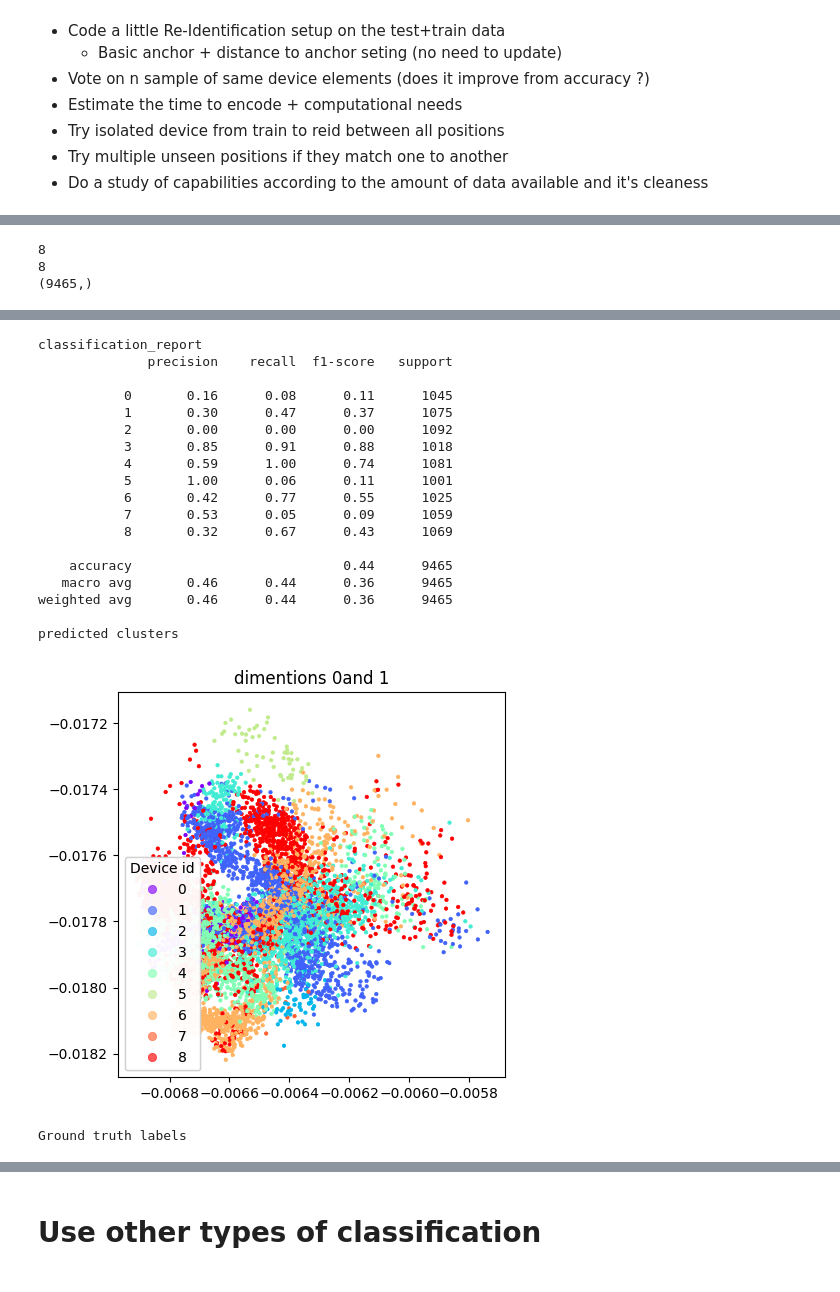
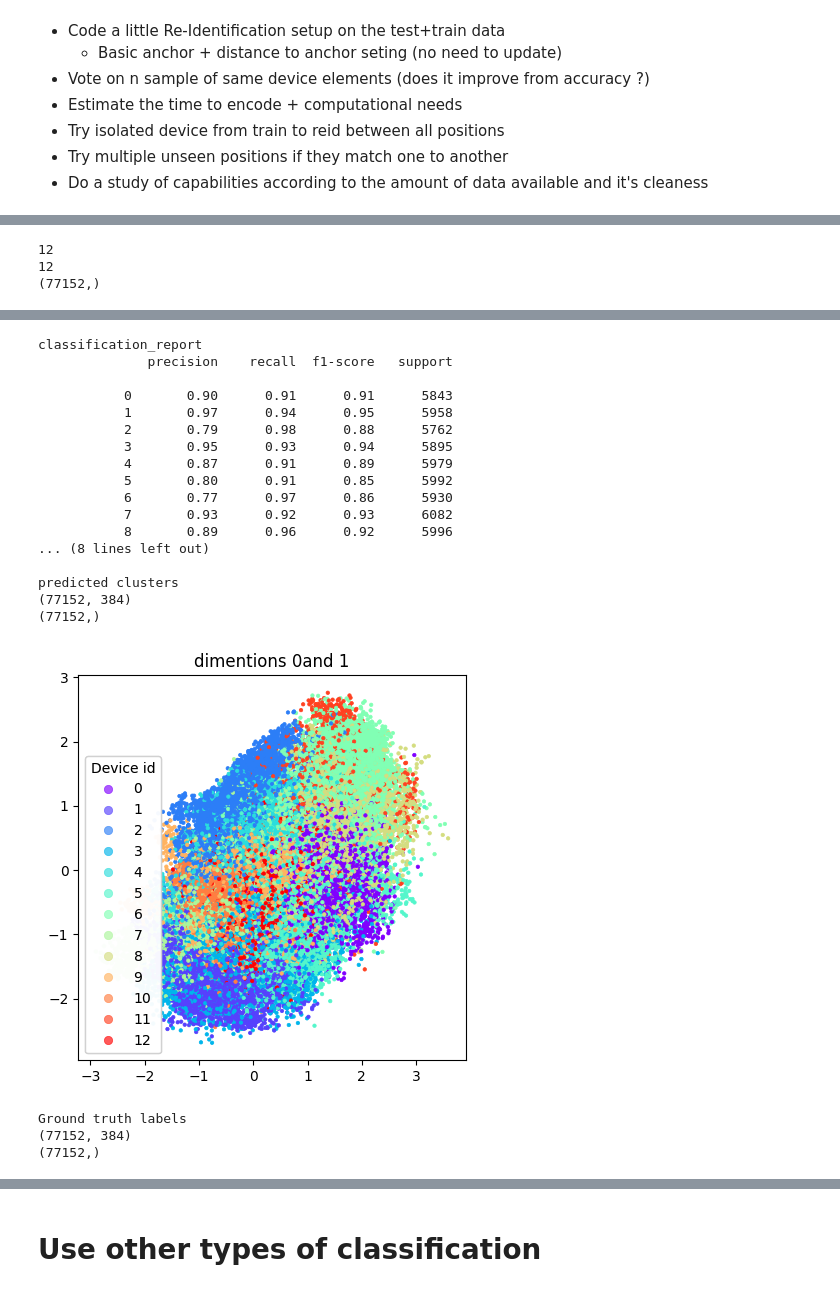
Before and after one commit to Thibaud-Ardoin/UWB-fingerprint, a Jupyter notebook: src/model_explorer.ipynb, the cells around one changed output, grey strips where cells are left out. Cells and saved outputs as stored; diff of their text form; code cells hidden in the pictures.

```diff
--- a/src/model_explorer.ipynb
+++ b/src/model_explorer.ipynb
@@ -66,14 +149,17 @@ encoded_test, labels_test = encode_data(model, valDataloader)
 # Plotting
 def scatter_plot(X, Y):
         dimentions = [[2*i, i*2+1] for i in range(1)]
-        colors_base = cm.rainbow(np.linspace(0, 1, num_classes+1))
+        colors_base = cm.rainbow(np.linspace(0, 1, num_classes))
         plt.rcParams["figure.figsize"] = (5,5)
-        cmap, norm = matplotlib.colors.from_levels_and_colors(np.arange(0, num_classes+2)- 0.5, colors_base)
+        cmap, norm = matplotlib.colors.from_levels_and_colors(np.arange(0, num_classes+1)- 0.5, colors_base)
+
+        print(X.shape)
+        print(Y.shape)
 
         for i in range(len(dimentions)):
                 fig, ax = plt.subplots()
                 scatter = ax.scatter(X[:, dimentions[i][0]], X[:, dimentions[i][1]], c=Y, norm=norm, cmap=cmap, marker=".", linewidths=0.5, s=25)
-                handles, lab = scatter.legend_elements(prop="colors", num=num_classes+1, alpha=0.6)
+                handles, lab = scatter.legend_elements(prop="colors", num=num_classes, alpha=0.6)
                 legend1 = ax.legend(handles, lab,
                         loc="lower left", title="Device id")
                 ax.add_artist(legend1)
@@ -97,0 +284,14 @@ plt.show()
+# %%
+validation_dev = list(range(11))
+validation_pos = [5]
+
+training_dev = list(range(11))
+training_pos = [i for i in range(46) if not i in validation_pos]
+
+test_dev = list(range(13)) #[11, 12]
+test_pos = [46, 47]
+
+print(training_pos)
+
+dev_ids = [np.where(encoded_labels[:,0] == i) for i in range(14)]
+pos_ids = [np.where(encoded_labels[:,1] == i) for i in range(50)]
@@ -99,9 +515,9 @@ plt.show()
 # For each class, gather the centroid from train data as an anchor
 centroids = []
 
-for dev in range(num_classes+1):
-    ids_dev = np.where(np.array(labels_train) == dev)
-    class_encoded = np.array(encoded_train)[ids_dev]
+for dev in range(num_classes):
+    ids_dev = np.where(np.array(encoded_labels) == dev)[0]
+    class_encoded = np.array(encoded_data)[ids_dev]
     centroids.append(class_encoded.mean(axis=0))
 
 centroids = np.array(centroids)
@@ -111,5 +527,6 @@ print(centroids.shape)
 # %%
-distances_centers = distance_matrix(encoded_test, centroids)
+print(encoded_data.shape)
+distances_centers = distance_matrix(encoded_data, centroids)
 print(distances_centers.shape)
 avg_ditance2center = np.mean(distances_centers, axis=0)
 print(avg_ditance2center)
@@ -123,34 +542,34 @@ plt.show()
 # %%
 predicted_class = np.argmin(distances_centers, axis=1)
 print(max(predicted_class))
-print(max(labels_test))
+print(max(encoded_labels[:, 0]))
 print(predicted_class.shape)
 # %% [output]
-8
-8
-(9465,)
+12
+12
+(77152,)
 # %%
 print('confusion matrix')
-conf_mx =confusion_matrix(labels_test, predicted_class)
+conf_mx =confusion_matrix(encoded_labels[:, 0], predicted_class)
 print(conf_mx)
 
 # Confusion Matrix Display
 disp = ConfusionMatrixDisplay(confusion_matrix=conf_mx,
-                              display_labels=range(num_classes+1))
+                              display_labels=range(num_classes))
 disp.plot()
 plt.show()
 
 
 print('classification_report')
-print(classification_report(labels_test, predicted_class))
+print(classification_report(encoded_labels[:, 0], predicted_class))
 
 
 print("predicted clusters")
-scatter_plot(np.array(encoded_test), np.array(predicted_class))
+scatter_plot(np.array(encoded_data), np.array(predicted_class))
 plt.show()
 
 print("Ground truth labels")
-scatter_plot(np.array(encoded_test), np.array(labels_test))
+scatter_plot(np.array(encoded_data), np.array(encoded_labels[:, 0]))
 plt.show()
 # %% [output]
 confusion matrix
@@ -167,20 +590,21 @@ confusion matrix
 classification_report
               precision    recall  f1-score   support
 
-           0       0.16      0.08      0.11      1045
-           1       0.30      0.47      0.37      1075
-           2       0.00      0.00      0.00      1092
-           3       0.85      0.91      0.88      1018
-           4       0.59      1.00      0.74      1081
-           5       1.00      0.06      0.11      1001
-           6       0.42      0.77      0.55      1025
-           7       0.53      0.05      0.09      1059
-           8       0.32      0.67      0.43      1069
-
-    accuracy                           0.44      9465
-   macro avg       0.46      0.44      0.36      9465
-weighted avg       0.46      0.44      0.36      9465
+           0       0.90      0.91      0.91      5843
+           1       0.97      0.94      0.95      5958
+           2       0.79      0.98      0.88      5762
+           3       0.95      0.93      0.94      5895
+           4       0.87      0.91      0.89      5979
+           5       0.80      0.91      0.85      5992
+           6       0.77      0.97      0.86      5930
+           7       0.93      0.92      0.93      6082
+           8       0.89      0.96      0.92      5996
+... (8 lines left out)
 
 predicted clusters
+(77152, 384)
+(77152,)
-[figure, old version]
+[figure, new version]
 Ground truth labels
+(77152, 384)
+(77152,)
```
Also changed, not shown: parts of 33 cells of this notebook, 8 other files.
